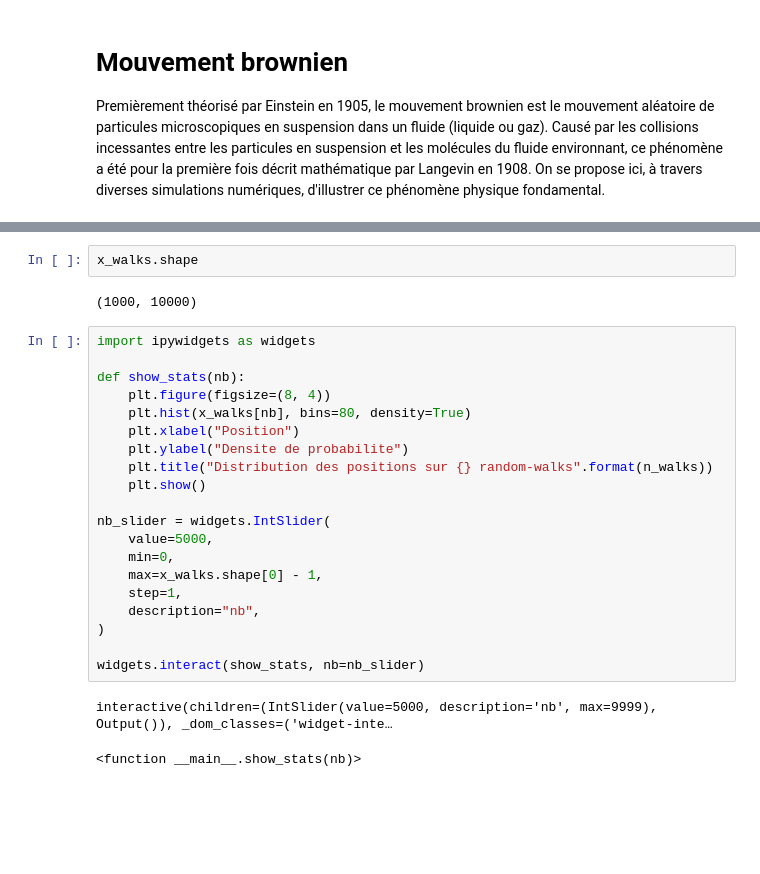
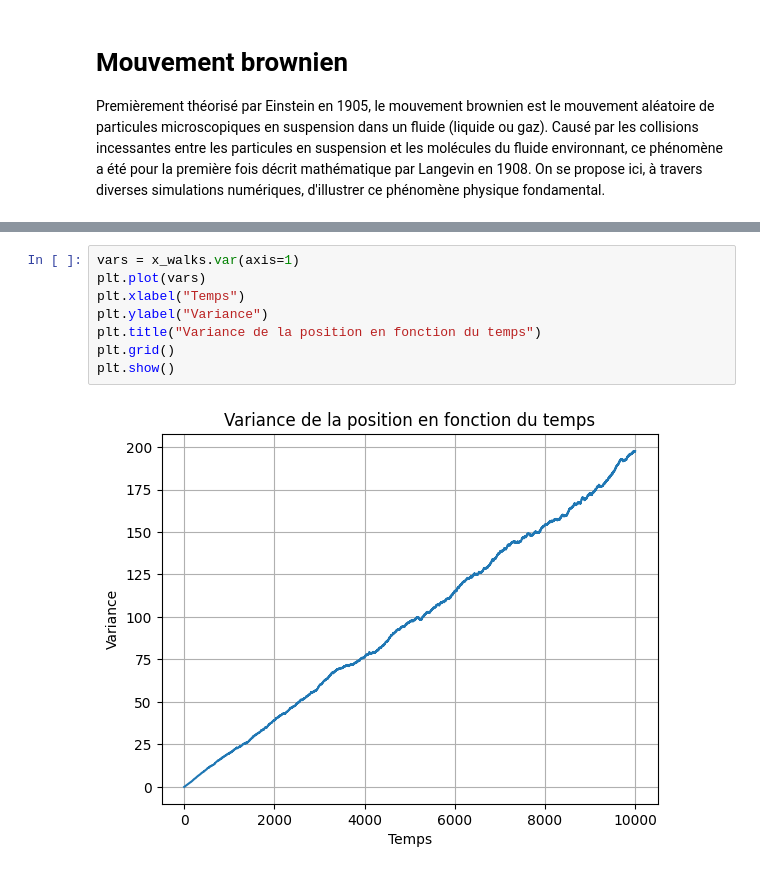
Before and after one commit to ostix360/Brownian-Motion, a Jupyter notebook: CRVR.ipynb, the cells around one changed output, grey strips where cells are left out. Saved outputs shown, nothing was run; the diff lists cells and outputs as text; blank space fills up the shorter version.

```diff
--- a/CRVR.ipynb
+++ b/CRVR.ipynb
@@ -64,27 +89,10 @@ Variance sur 1000 random-walks : 98.26366173316657
-# %%
-x_walks.shape
-# %% [output]
-(1000, 10000)
-# %%
-import ipywidgets as widgets
-
-def show_stats(nb):
-    plt.figure(figsize=(8, 4))
-    plt.hist(x_walks[nb], bins=80, density=True)
-    plt.xlabel("Position")
-    plt.ylabel("Densite de probabilite")
-    plt.title("Distribution des positions sur {} random-walks".format(n_walks))
-    plt.show()
-
-nb_slider = widgets.IntSlider(
-    value=5000,
-    min=0,
-    max=x_walks.shape[0] - 1,
-    step=1,
-    description="nb",
-)
-
-widgets.interact(show_stats, nb=nb_slider)
-# %% [output]
-interactive(children=(IntSlider(value=5000, description='nb', max=9999), Output()), _dom_classes=('widget-inte…
-<function __main__.show_stats(nb)>
+# %%
+vars = x_walks.var(axis=1)
+plt.plot(vars)
+plt.xlabel("Temps")
+plt.ylabel("Variance")
+plt.title("Variance de la position en fonction du temps")
+plt.grid()
+plt.show()
+# %% [output]
+[figure, added]
```
Also changed, not shown: parts of 18 cells of this notebook.
